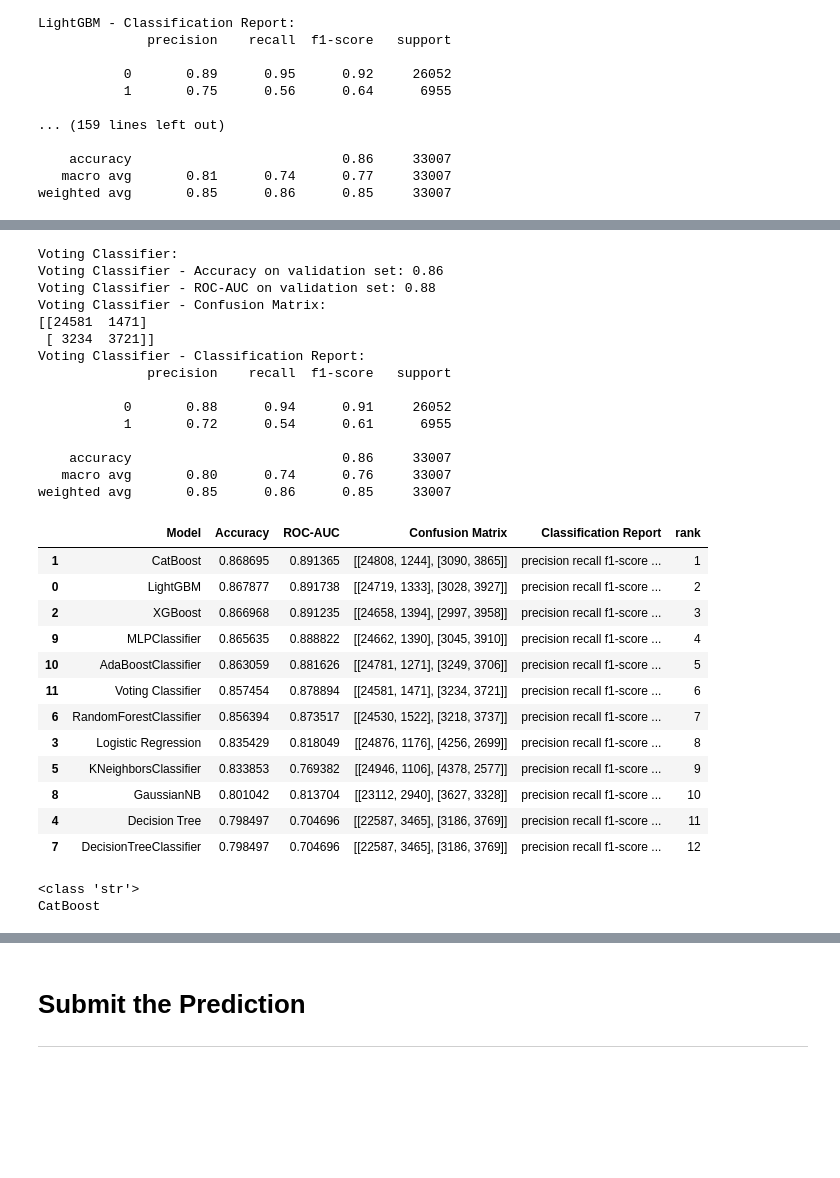
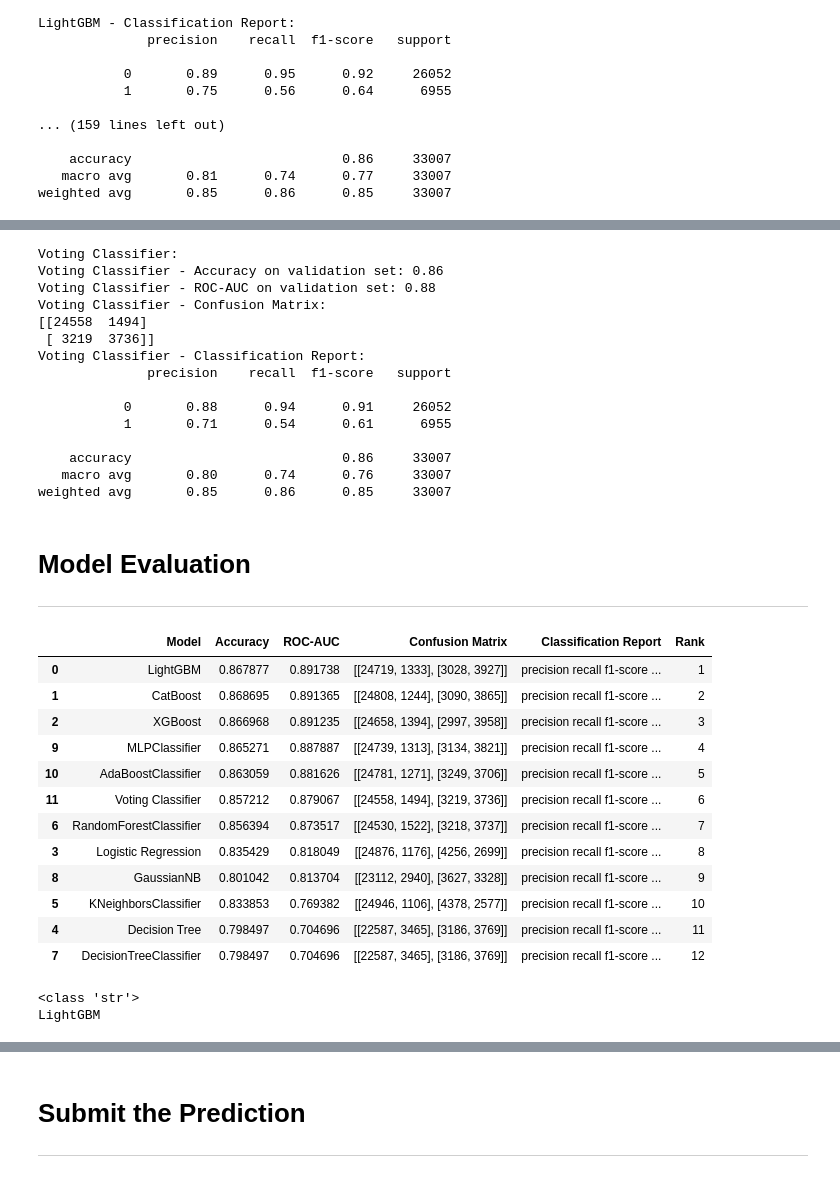
Before and after one commit to brmil07/Kaggle_Projects, a Jupyter notebook: binary-classification-with-a-bank-churn-dataset.ipynb, the cells around one changed output, grey strips where cells are left out. Cells and saved outputs as stored; diff of their text form; code cells hidden in the pictures; blank space fills up the shorter version.

Commit message:
Kaggle Notebook | Binary Classification with a Bank Churn Dataset | Version 11

```diff
--- a/binary-classification-with-a-bank-churn-dataset.ipynb
+++ b/binary-classification-with-a-bank-churn-dataset.ipynb
@@ -314,7 +336,4 @@ A Voting Classifier is an ensemble learning technique in machine learning that c
 # %%
-# Create a VotingClassifier
-voting_classifier = VotingClassifier(estimators=list(classifiers.items()), voting='soft')
-
 # Train and evaluate the VotingClassifier
 voting_model = Pipeline(steps=[('preprocessor', preprocessor), ('classifier', voting_classifier)])
 voting_model.fit(X_train, y_train)
@@ -345,40 +364,43 @@ Voting Classifier:
 Voting Classifier - Accuracy on validation set: 0.86
 Voting Classifier - ROC-AUC on validation set: 0.88
 Voting Classifier - Confusion Matrix:
-[[24581  1471]
- [ 3234  3721]]
+[[24558  1494]
+ [ 3219  3736]]
 Voting Classifier - Classification Report:
               precision    recall  f1-score   support
 
            0       0.88      0.94      0.91     26052
-           1       0.72      0.54      0.61      6955
+           1       0.71      0.54      0.61      6955
 
     accuracy                           0.86     33007
    macro avg       0.80      0.74      0.76     33007
 weighted avg       0.85      0.86      0.85     33007
+# %% [markdown]
+# **Model Evaluation**
+---
 # %%
 performance_df = pd.DataFrame(performance_list)
 
 # Use rank() to create a new column 'rank'
-performance_df['rank'] = performance_df['Accuracy'].rank(ascending=False, method='first').astype(int)
+performance_df['Rank'] = performance_df['ROC-AUC'].rank(ascending=False, method='first').astype(int)
 # Sort the DataFrame by the 'rank' column in ascending order
-performance_df = performance_df.sort_values(by='rank')
+performance_df = performance_df.sort_values(by='Rank')
 # Get the first row (with the lowest rank)
 best_model_performance = performance_df.iloc[0]['Model']
 
 performance_df
 # %% [output]
-|  | Model | Accuracy | ROC-AUC | Confusion Matrix | Classification Report | rank |
-| 1 | CatBoost | 0.868695 | 0.891365 | [[24808, 1244], [3090, 3865]] | precision recall f1-score ... | 1 |
-| 0 | LightGBM | 0.867877 | 0.891738 | [[24719, 1333], [3028, 3927]] | precision recall f1-score ... | 2 |
+|  | Model | Accuracy | ROC-AUC | Confusion Matrix | Classification Report | Rank |
+| 0 | LightGBM | 0.867877 | 0.891738 | [[24719, 1333], [3028, 3927]] | precision recall f1-score ... | 1 |
+| 1 | CatBoost | 0.868695 | 0.891365 | [[24808, 1244], [3090, 3865]] | precision recall f1-score ... | 2 |
 | 2 | XGBoost | 0.866968 | 0.891235 | [[24658, 1394], [2997, 3958]] | precision recall f1-score ... | 3 |
-| 9 | MLPClassifier | 0.865635 | 0.888822 | [[24662, 1390], [3045, 3910]] | precision recall f1-score ... | 4 |
+| 9 | MLPClassifier | 0.865271 | 0.887887 | [[24739, 1313], [3134, 3821]] | precision recall f1-score ... | 4 |
 | 10 | AdaBoostClassifier | 0.863059 | 0.881626 | [[24781, 1271], [3249, 3706]] | precision recall f1-score ... | 5 |
-| 11 | Voting Classifier | 0.857454 | 0.878894 | [[24581, 1471], [3234, 3721]] | precision recall f1-score ... | 6 |
+| 11 | Voting Classifier | 0.857212 | 0.879067 | [[24558, 1494], [3219, 3736]] | precision recall f1-score ... | 6 |
 | 6 | RandomForestClassifier | 0.856394 | 0.873517 | [[24530, 1522], [3218, 3737]] | precision recall f1-score ... | 7 |
 | 3 | Logistic Regression | 0.835429 | 0.818049 | [[24876, 1176], [4256, 2699]] | precision recall f1-score ... | 8 |
-| 5 | KNeighborsClassifier | 0.833853 | 0.769382 | [[24946, 1106], [4378, 2577]] | precision recall f1-score ... | 9 |
-| 8 | GaussianNB | 0.801042 | 0.813704 | [[23112, 2940], [3627, 3328]] | precision recall f1-score ... | 10 |
+| 8 | GaussianNB | 0.801042 | 0.813704 | [[23112, 2940], [3627, 3328]] | precision recall f1-score ... | 9 |
+| 5 | KNeighborsClassifier | 0.833853 | 0.769382 | [[24946, 1106], [4378, 2577]] | precision recall f1-score ... | 10 |
 | 4 | Decision Tree | 0.798497 | 0.704696 | [[22587, 3465], [3186, 3769]] | precision recall f1-score ... | 11 |
 | 7 | DecisionTreeClassifier | 0.798497 | 0.704696 | [[22587, 3465], [3186, 3769]] | precision recall f1-score ... | 12 |
 # %%
@@ -386,7 +408,7 @@ print(type(best_model_performance))
 print(best_model_performance)
 # %% [output]
 <class 'str'>
-CatBoost
+LightGBM
 # %%
 # Choose the best model for this dataset
 best_model = classifiers[best_model_performance]
```
Also changed, not shown: parts of 8 cells of this notebook.
